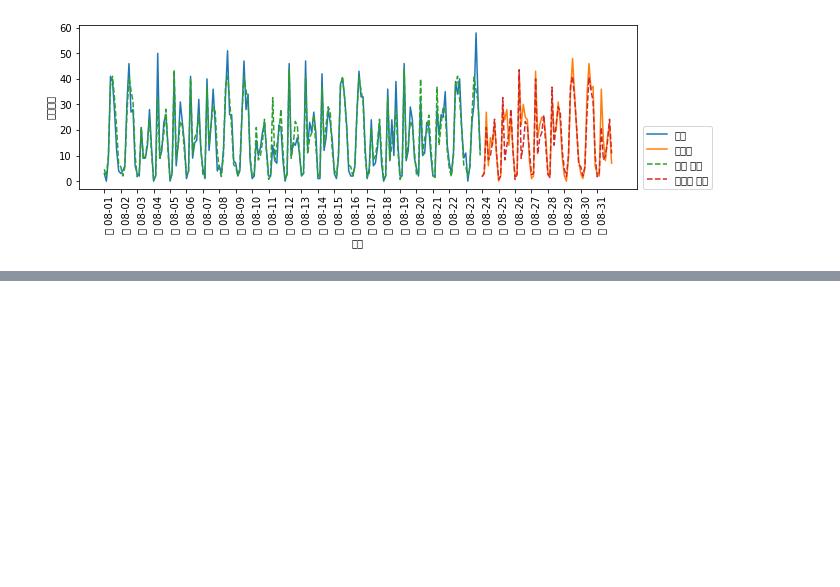
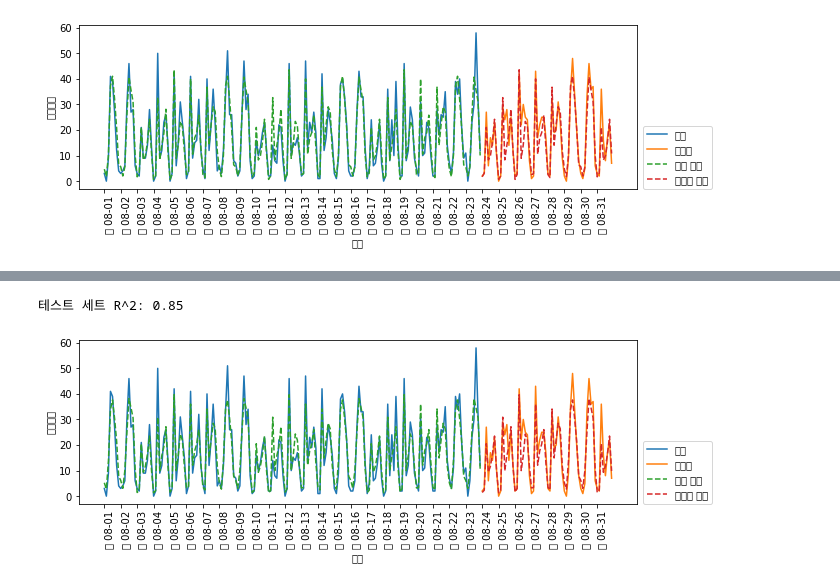
Before and after one commit to sja3410/Machine_Learning, a Jupyter notebook: sunjungAn/데이터 표현과 특성 공학.ipynb, the cells around one changed output, grey strips where cells are left out. Drawn from its saved outputs; the diff is of its cells as text; code cells hidden in the pictures; blank space fills up the shorter version.

```diff
--- a/sunjungAn/데이터 표현과 특성 공학.ipynb
+++ b/sunjungAn/데이터 표현과 특성 공학.ipynb
@@ -809,0 +826,8 @@ eval_on_features(X_hour_week, y, regressor)
+# %%
+poly_transformer = PolynomialFeatures(degree = 2, interaction_only = True, include_bias = False)
+X_hour_week_onehot_poly = poly_transformer.fit_transform(X_hour_week_onehot)
+lr = Ridge()
+eval_on_features(X_hour_week_onehot_poly, y, lr)
+# %% [output]
+테스트 세트 R^2: 0.85
+[figure, added]
```
Also changed, not shown: parts of 5 cells of this notebook.
